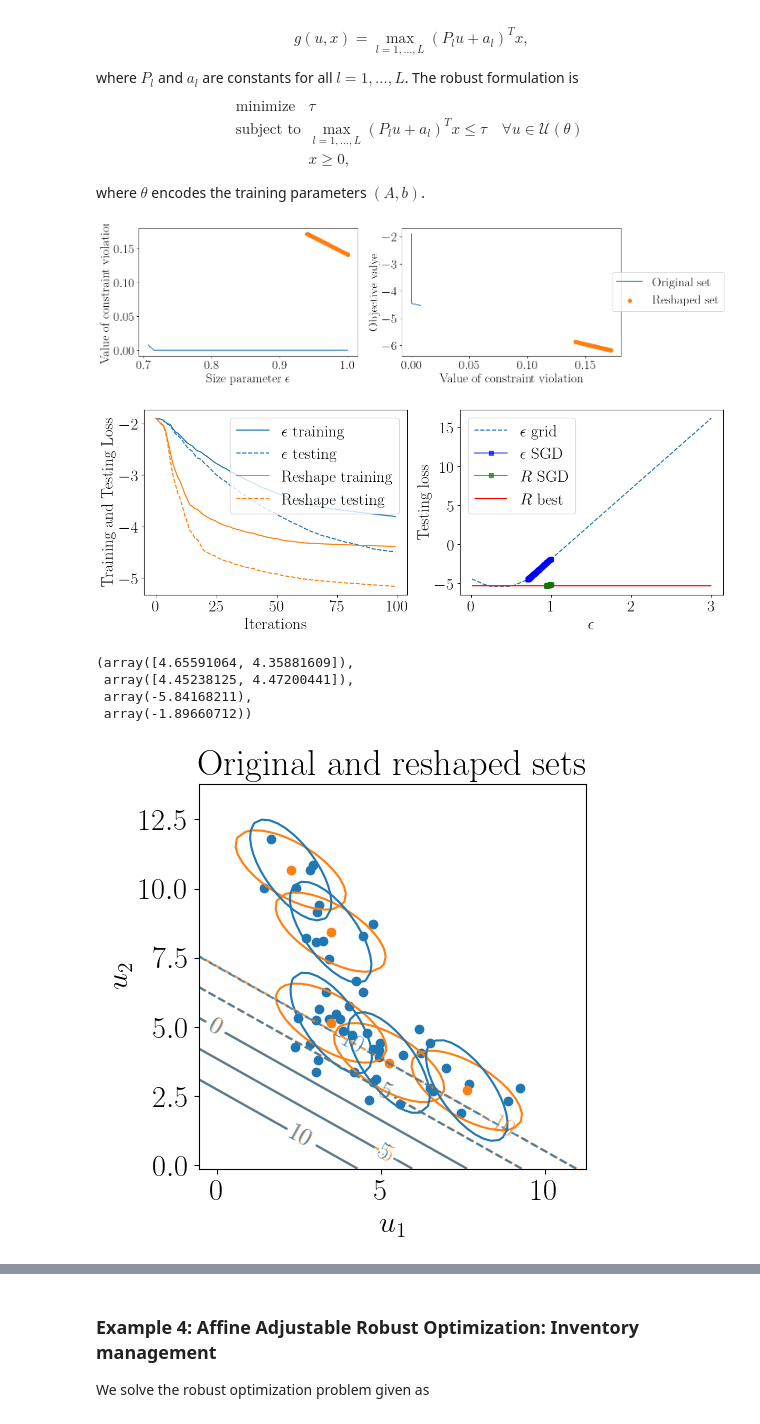
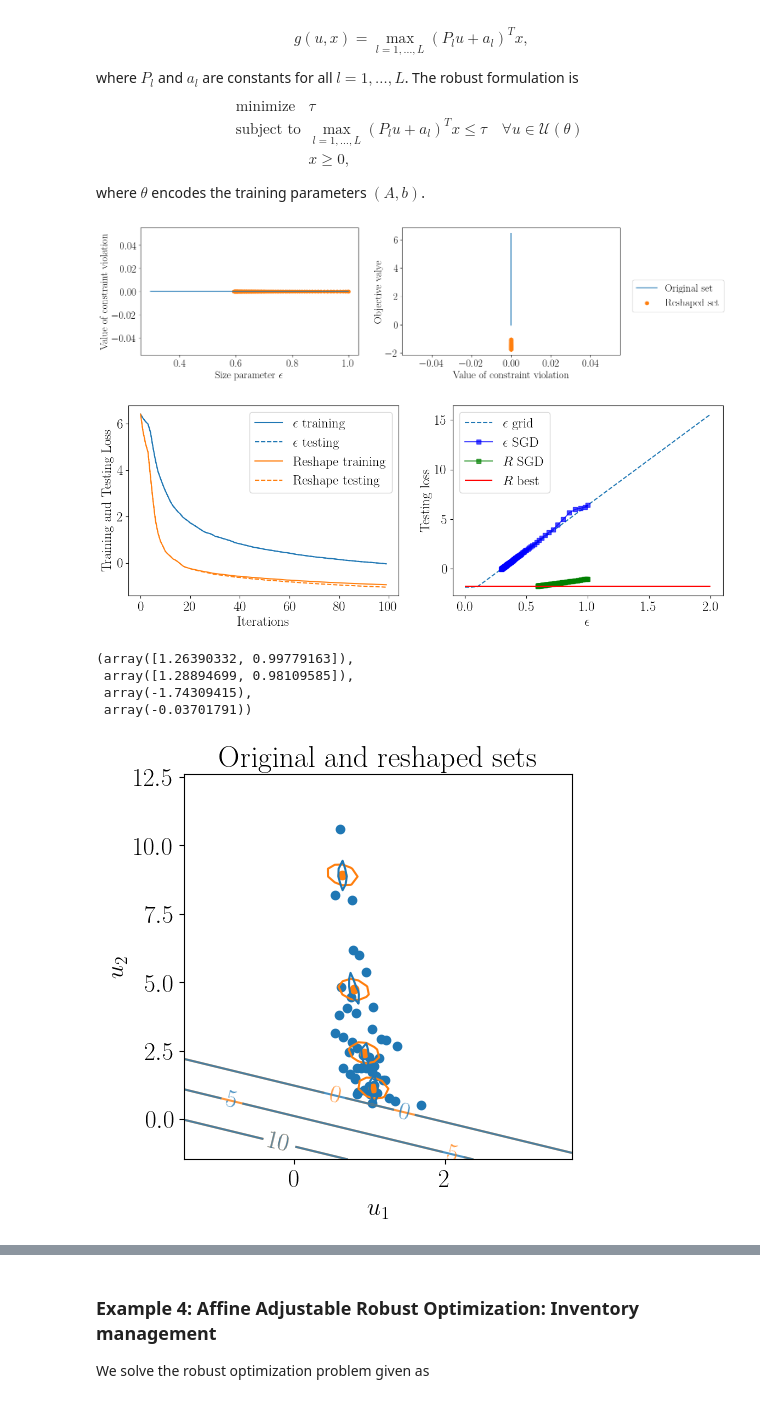
Before and after one commit to stellatogrp/lropt, a Jupyter notebook: examples/experiments/tutorial_learning.ipynb, the cells around one changed output, grey strips where cells are left out. Drawn from its saved outputs; the diff is of its cells as text; code cells hidden in the pictures.

```diff
--- a/examples/experiments/tutorial_learning.ipynb
+++ b/examples/experiments/tutorial_learning.ipynb
@@ -343,7 +345,7 @@ data = gen_demand(n,N)
 # u = lro.UncertainParameter(n,
 #                         uncertainty_set=lro.Ellipsoidal(p=2,
 #                                                     data=data, loss = loss))
-K = 5
+K = 4
 u = lro.UncertainParameter(n,
                         uncertainty_set=lro.MRO(K = K, p=2,
                                                     data=data, loss = loss, uniqueA = True))
@@ -372,19 +374,19 @@ s = 13
 init = sc.linalg.sqrtm(sc.linalg.inv(np.cov(data.T)))
 init_b = -init@np.mean(data, axis=0)
 # Train A and b
-result1 = prob.train(lr = 0.001, step=100, momentum = 0.8, optimizer = "SGD", seed = s, initA = init, initb = init_b, fixb = False)
+result1 = prob.train(lr = 0.01, step=100, momentum = 0.8, optimizer = "SGD", seed = s, initA = init, initb = init_b, fixb = False)
 df1 = result1.df
 A_fin = result1.A
 b_fin = result1.b
 
-result2 = prob.train(eps = True, lr = 0.001, step= 100, momentum = 0.8, optimizer = "SGD", seed = s, initA = A_fin, initb = b_fin)
+result2 = prob.train(eps = True, lr = 0.01, step= 100, momentum = 0.8, optimizer = "SGD", seed = s, initA = A_fin, initb = b_fin)
 df_r1 = result2.df
 
-result3 = prob.train(eps = True, lr = 0.001, step=100, momentum = 0.8, optimizer = "SGD", seed = s, initA = init, initb = init_b )
+result3 = prob.train(eps = True, lr = 0.01, step=100, momentum = 0.8, optimizer = "SGD", seed = s, initA = init, initb = init_b)
 df_r2 = result3.df
 
 # Grid search epsilon
-result4 = prob.grid(epslst = np.linspace(0.01, 3, 40), initA = init, initb = init_b, seed = s)
+result4 = prob.grid(epslst = np.linspace(0.001, 2, 40), initA = init, initb = init_b, seed = s)
 dfgrid = result4.df
 # %%
 
@@ -403,7 +405,7 @@ ax2.set_xlabel("Value of constraint violation")
 lgd = ax2.legend(loc = "lower right", bbox_to_anchor=(1.5, 0.3))
 plt.savefig("ex1_curves.pdf", bbox_extra_artists=(lgd,), bbox_inches='tight')
 # %% [output]
-[figure, old version]
+[figure, new version]
 # %%
 
 # Plot results
@@ -428,19 +430,19 @@ ax2.set_ylabel("Testing loss")
 ax2.legend()
 plt.show()
 # %% [output]
-[figure, old version]
+[figure, new version]
 # %%
 n = 2
 u = lro.UncertainParameter(n,
                         uncertainty_set=lro.MRO(p=2,K = K,
-                                                    A = init,data = data, train = False))
+                                                    A = result3.A,data = data, train = False, uniqueA = True))
 # Formulate the Robust Problem
 x_r = cp.Variable(n)
 t = cp.Variable()
 
 objective = cp.Minimize(t)
 
-constraints = [cp.maximum(k@x_r - p@x_r, k@x_r - p@u) <= t]
+constraints = [cp.maximum(k@x_r - p@x_r, k@x_r - p@u) + cp.maximum(k@(x_r - b),0) <= t]
 constraints += [x_r >= 0]
 
 prob = lro.RobustProblem(objective, constraints)
@@ -452,14 +454,14 @@ t_base = t.value
 n = 2
 u = lro.UncertainParameter(n,
                         uncertainty_set=lro.MRO(p=2, K = K,
-                                                    A = A_fin, data = data, train = False, uniqueA = True))
+                                                    A = result2.A, data = data, train = False, uniqueA = True))
 # Formulate the Robust Problem
 x_r = cp.Variable(n)
 t = cp.Variable()
 
 objective = cp.Minimize(t)
 
-constraints = [cp.maximum(k@x_r - p@x_r, k@x_r - p@u) <= t]
+constraints = [cp.maximum(k@x_r - p@x_r, k@x_r - p@u) + cp.maximum(k@(x_r - b),0)<= t]
 constraints += [x_r >= 0]
 
 prob = lro.RobustProblem(objective, constraints)
@@ -470,10 +472,10 @@ t_learned = t.value
 x_opt_learned,x_opt_base,t_learned, t_base
 # A_fin, init, b_fin, init_b
 # %% [output]
-(array([4.65591064, 4.35881609]),
- array([4.45238125, 4.47200441]),
- array(-5.84168211),
- array(-1.89660712))
+(array([1.26390332, 0.99779163]),
+ array([1.28894699, 0.98109585]),
+ array(-1.74309415),
+ array(-0.03701791))
 # %%
 def fmt(x):
     s = f"{x:.1f}"
@@ -522,38 +524,38 @@ for i in range(num_p):
         # init_set[i,j] = np.linalg.norm(init@ u_vec - init@np.mean(data, axis = 0))
         g_level_learned[i,j] = np.maximum(k @ x_opt_learned - p @ x_opt_learned, k @ x_opt_learned - p @ u_vec)
         g_level_base[i,j] = np.maximum(k @ x_opt_base - p @ x_opt_base, k @ x_opt_base - p @ u_vec)
 
 
 plt.title("Original and reshaped sets")
 # Set x axis label for the contour plot
 plt.xlabel(r"$u_1$")
 # Set y axis label for the contour plot
 import seaborn as sns
 plt.ylabel(r"$u_2$")
 # plt.ylim(-20,40)
 # plt.xlim(-20,40)
 for k_ind in range(K):
     plt.contour(x,y,fin_set[k_ind], [1], colors = ["tab:orange"])
 for k_ind in range(K):
     plt.contour(x,y,init_set[k_ind], [1], colors = ["tab:blue"])
 
 # plt.contour(x,y,init_set, [1], colors = ["tab:blue"])
 # plt.pcolormesh(g_level_learned, alpha = 0.5)
 # plt.pcolormesh(g_level_base, alpha = 0.5)
 # plt.contour(x,y,g_level_learned, [t_learned], colors = ["tab:orange"], labels = [-1])
 # plt.contour(x,y,g_level_base, [t_base], colors = ["tab:blue"])
 
-a = plt.contour(x,y,g_level_learned, np.arange(-10,12,5), colors = ["tab:orange"], alpha = 0.8)
-b = plt.contour(x,y,g_level_base, np.arange(-10,12,5), colors = ["tab:blue"],alpha = 0.8)
+a1 = plt.contour(x,y,g_level_learned, np.arange(-10,12,5), colors = ["tab:orange"], alpha = 0.8)
+b1 = plt.contour(x,y,g_level_base, np.arange(-10,12,5), colors = ["tab:blue"],alpha = 0.8)
 
-plt.clabel(a, a.levels, inline=True, fmt=fmt, fontsize=18)
-plt.clabel(b, b.levels, inline=True, fmt=fmt, fontsize=18)
+plt.clabel(a1, a1.levels, inline=True, fmt=fmt, fontsize=18)
+plt.clabel(b1, b1.levels, inline=True, fmt=fmt, fontsize=18)
 plt.scatter(data[:,0],data[:,1])
 plt.scatter(u.uncertainty_set.Dbar[:,0], u.uncertainty_set.Dbar[:,1])
 plt.savefig("Reshaped1.pdf", bbox_inches='tight')
 plt.show()
 # %% [output]
-[figure, old version]
+[figure, new version]
 # %%
 # Formulate uncertainty set
 # u = lro.UncertainParameter(n,
```
Also changed, not shown: parts of 13 cells of this notebook, 18 other files.
